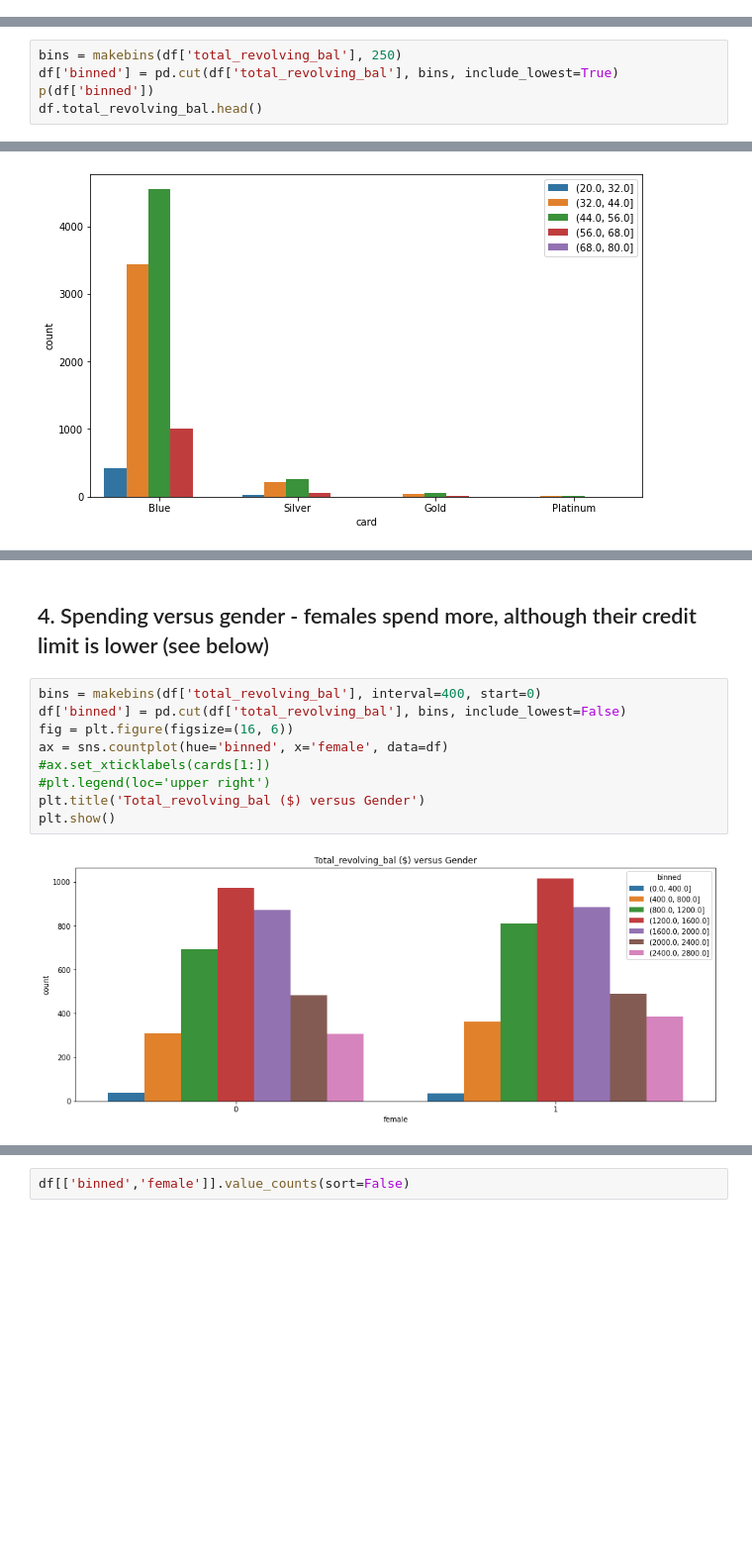
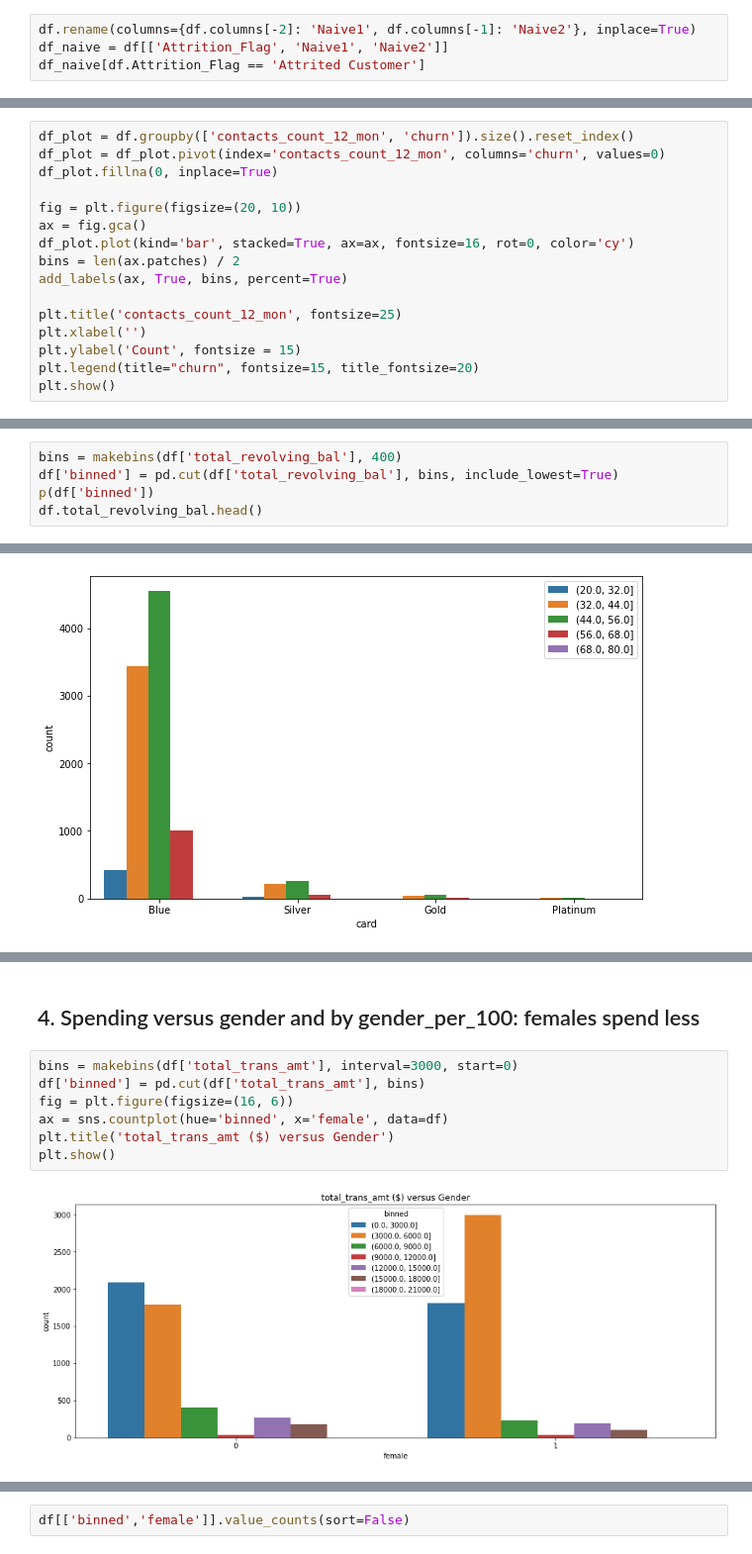
Before and after one commit to drbarak/Project2_EDA, a Jupyter notebook: Project2_EDA.ipynb, the cells around one changed output, grey strips where cells are left out. Shown at 99% size. Saved outputs shown, nothing was run; the diff lists cells and outputs as text; blank space fills up the shorter version.

```diff
--- a/Project2_EDA.ipynb
+++ b/Project2_EDA.ipynb
@@ -39,0 +41,4 @@ Index(['CLIENTNUM', 'Attrition_Flag', 'Customer_Age', 'Gender',
+# %%
+df.rename(columns={df.columns[-2]: 'Naive1', df.columns[-1]: 'Naive2'}, inplace=True)
+df_naive = df[['Attrition_Flag', 'Naive1', 'Naive2']]
+df_naive[df.Attrition_Flag == 'Attrited Customer']
@@ -663,0 +686,16 @@ sns.displot(df, hue='churn', x='contacts_count_12_mon', multiple='stack', hue_or
+# %%
+df_plot = df.groupby(['contacts_count_12_mon', 'churn']).size().reset_index()
+df_plot = df_plot.pivot(index='contacts_count_12_mon', columns='churn', values=0)
+df_plot.fillna(0, inplace=True)
+
+fig = plt.figure(figsize=(20, 10))
+ax = fig.gca()
+df_plot.plot(kind='bar', stacked=True, ax=ax, fontsize=16, rot=0, color='cy')
+bins = len(ax.patches) / 2
+add_labels(ax, True, bins, percent=True)
+
+plt.title('contacts_count_12_mon', fontsize=25)
+plt.xlabel('')
+plt.ylabel('Count', fontsize = 15)
+plt.legend(title="churn", fontsize=15, title_fontsize=20)
+plt.show()
@@ -759,7 +797,7 @@ def makebins(col, interval, start=0):
   #p(bins)
   return bins
 # %%
-bins = makebins(df['total_revolving_bal'], 250)
+bins = makebins(df['total_revolving_bal'], 400)
 df['binned'] = pd.cut(df['total_revolving_bal'], bins, include_lowest=True)
 p(df['binned'])
 df.total_revolving_bal.head()
@@ -1378,16 +1506,14 @@ plt.show()
 # %% [markdown]
-## 4. Spending versus gender - females spend more, although their credit limit is lower (see below)
+## 4. Spending versus gender and by gender_per_100: females spend less
 # %%
-bins = makebins(df['total_revolving_bal'], interval=400, start=0)
-df['binned'] = pd.cut(df['total_revolving_bal'], bins, include_lowest=False)
+bins = makebins(df['total_trans_amt'], interval=3000, start=0)
+df['binned'] = pd.cut(df['total_trans_amt'], bins)
 fig = plt.figure(figsize=(16, 6))
 ax = sns.countplot(hue='binned', x='female', data=df)
-#ax.set_xticklabels(cards[1:])
-#plt.legend(loc='upper right')
-plt.title('Total_revolving_bal ($) versus Gender')
+plt.title('total_trans_amt ($) versus Gender')
 plt.show()
 # %% [output]
-[figure, old version]
+[figure, new version]
 # %%
 df[['binned','female']].value_counts(sort=False)
 # %% [output]
```
Also changed, not shown: parts of 69 cells of this notebook.
